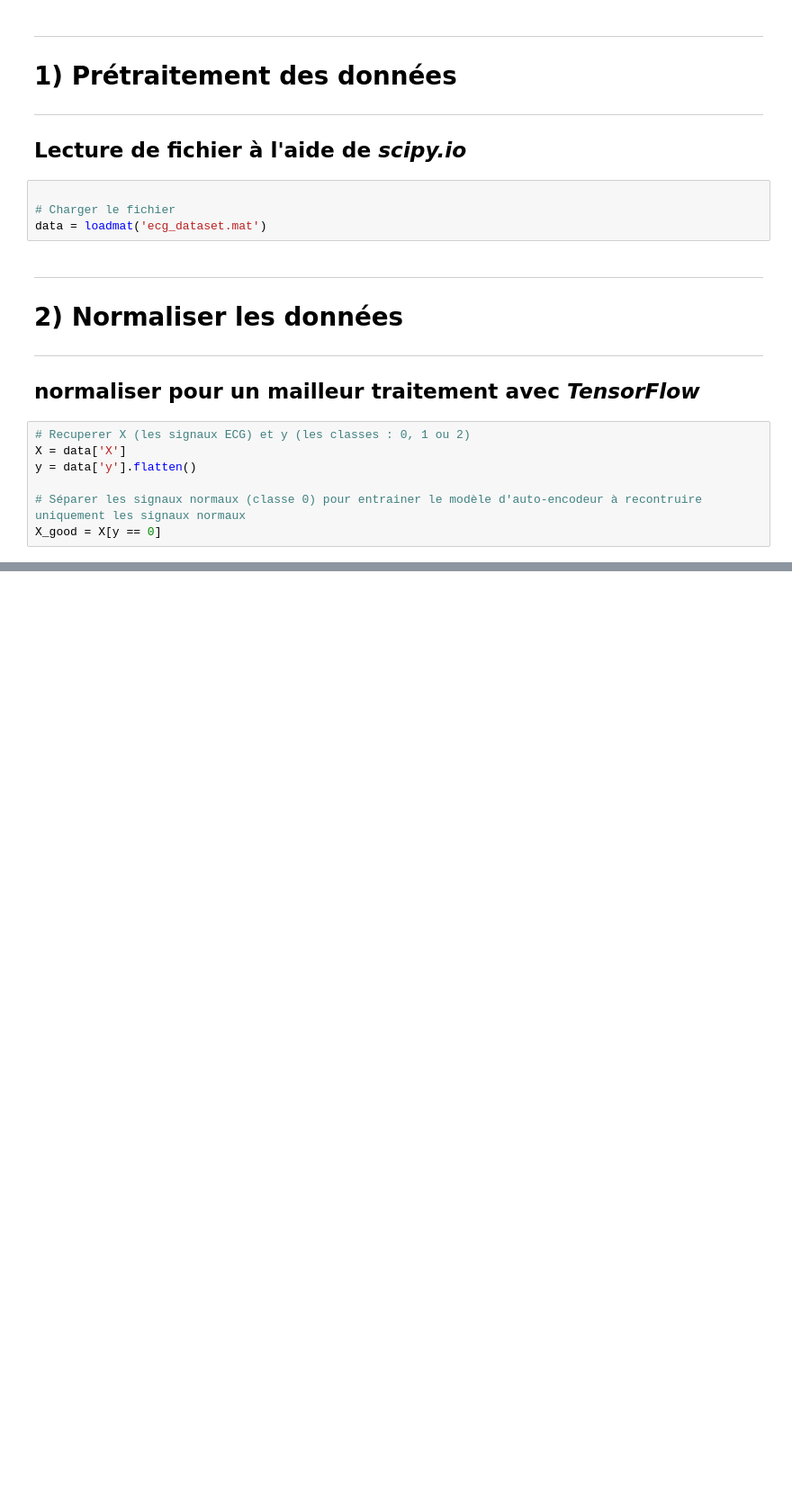
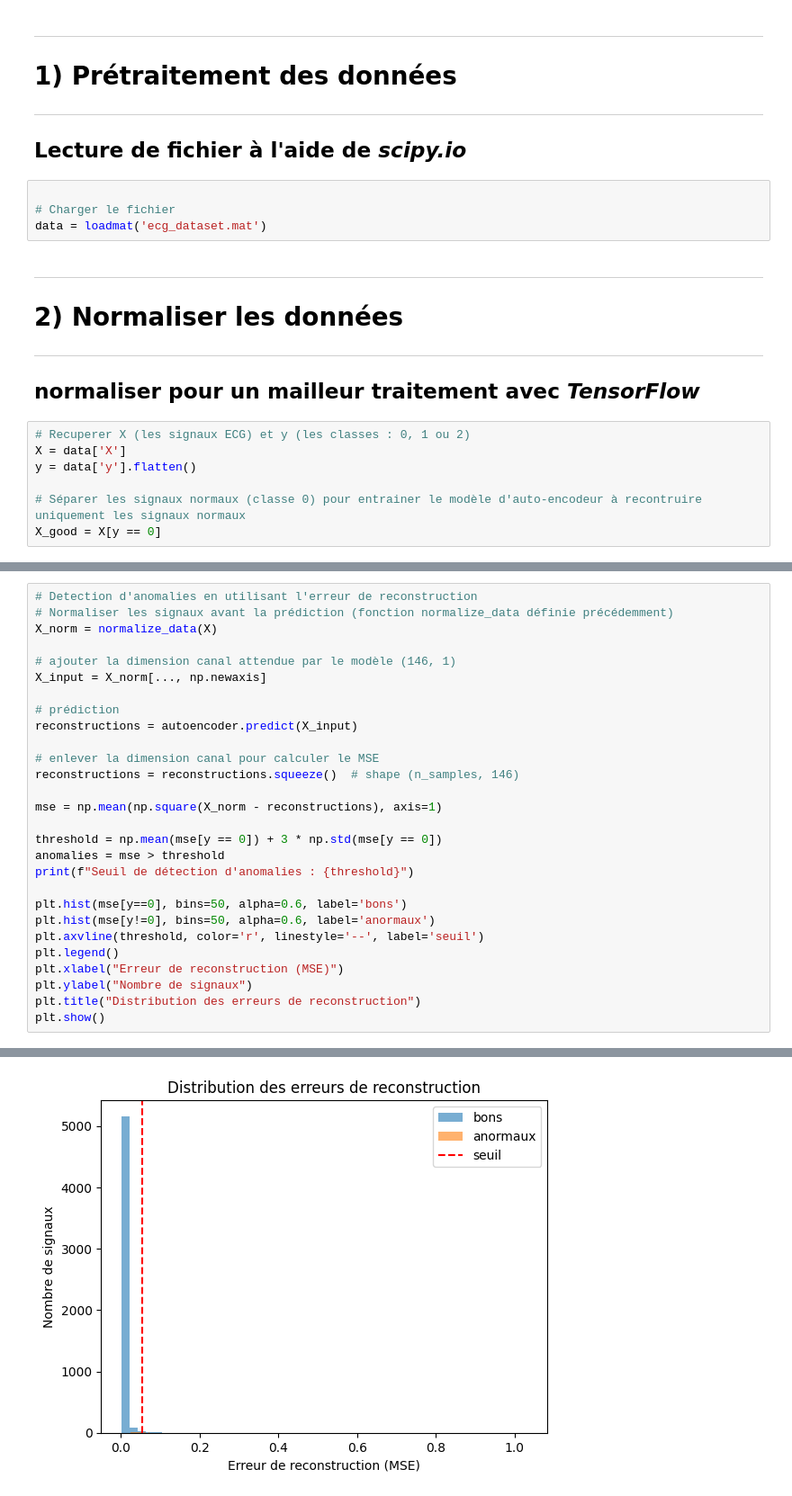
Before and after one commit to dadal560/detection-anomalies-ecg, a Jupyter notebook: projetTS2025.ipynb, the cells around one changed output, grey strips where cells are left out. Shown at 90% size. Drawn from its saved outputs; the diff is of its cells as text; blank space fills up the shorter version.

```diff
--- a/projetTS2025.ipynb
+++ b/projetTS2025.ipynb
@@ -76,0 +133,29 @@ Epoch 50/50
+# %%
+# Detection d'anomalies en utilisant l'erreur de reconstruction
+# Normaliser les signaux avant la prédiction (fonction normalize_data définie précédemment)
+X_norm = normalize_data(X)
+
+# ajouter la dimension canal attendue par le modèle (146, 1)
+X_input = X_norm[..., np.newaxis]
+
+# prédiction
+reconstructions = autoencoder.predict(X_input)
+
+# enlever la dimension canal pour calculer le MSE
+reconstructions = reconstructions.squeeze()  # shape (n_samples, 146)
+
+mse = np.mean(np.square(X_norm - reconstructions), axis=1)
+
+threshold = np.mean(mse[y == 0]) + 3 * np.std(mse[y == 0])
+anomalies = mse > threshold
+print(f"Seuil de détection d'anomalies : {threshold}")
+
+plt.hist(mse[y==0], bins=50, alpha=0.6, label='bons')
+plt.hist(mse[y!=0], bins=50, alpha=0.6, label='anormaux')
+plt.axvline(threshold, color='r', linestyle='--', label='seuil')
+plt.legend()
+plt.xlabel("Erreur de reconstruction (MSE)")
+plt.ylabel("Nombre de signaux")
+plt.title("Distribution des erreurs de reconstruction")
+plt.show()
+# %% [output]
@@ -76,0 +164 @@ Epoch 50/50
+[figure, added]
```
Also changed, not shown: parts of 7 cells of this notebook.
